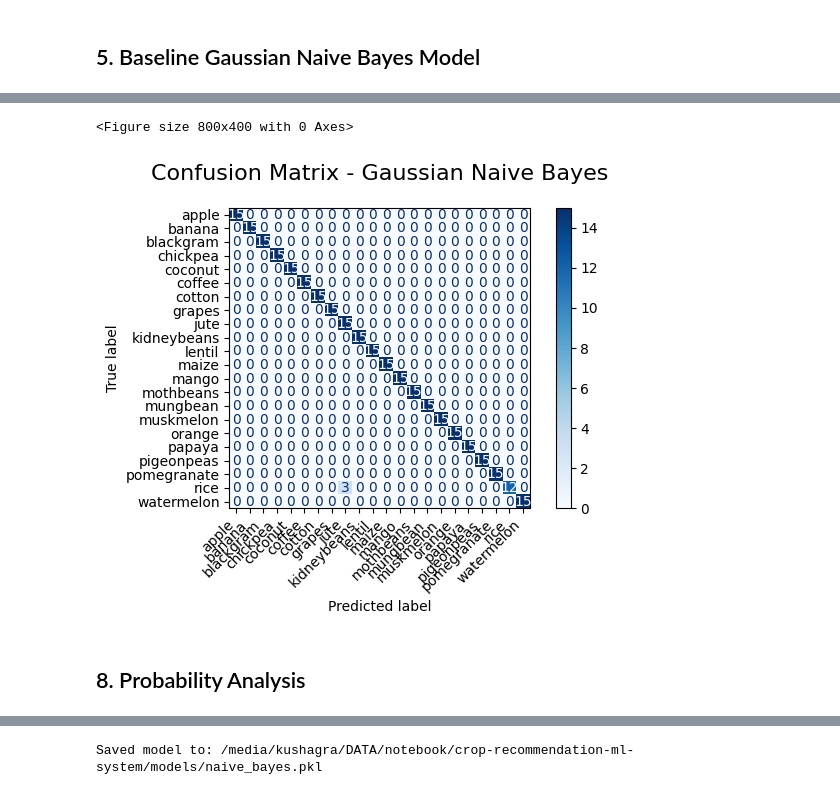
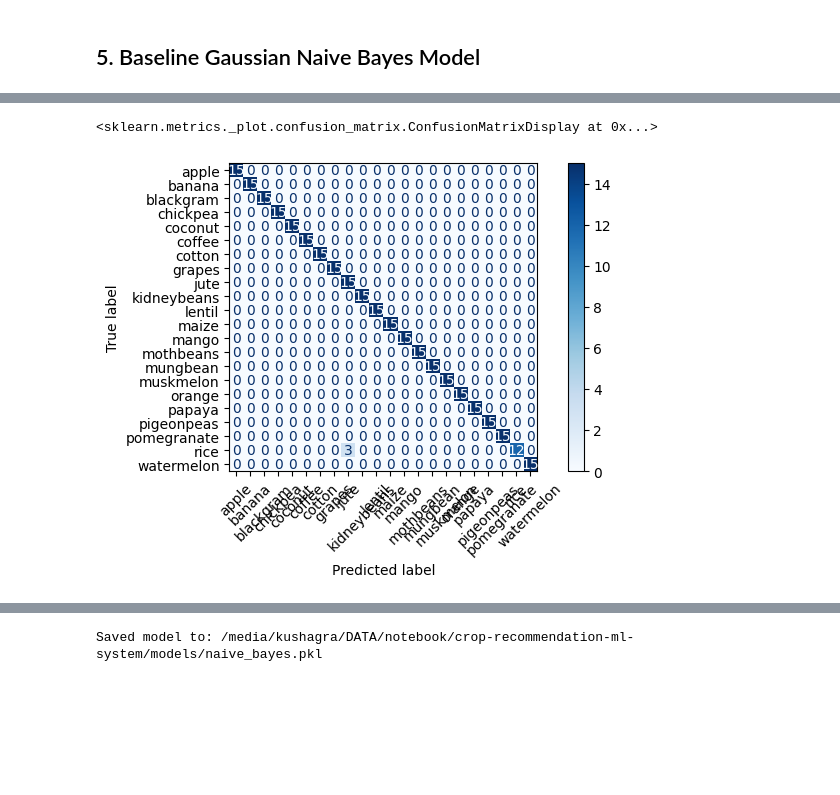
Before and after one commit to KushagraTomar/crop-recommendation-ml-system, a Jupyter notebook: notebooks/models/06_naive_bayes.ipynb, the cells around one changed output, grey strips where cells are left out. Drawn from its saved outputs; the diff is of its cells as text; code cells hidden in the pictures; blank space fills up the shorter version.

```diff
--- a/notebooks/models/06_naive_bayes.ipynb
+++ b/notebooks/models/06_naive_bayes.ipynb
@@ -123,7 +38,20 @@ from sklearn.metrics import (
 # %%
-# =============================================================================
-# 2. DATA LOADING
-# =============================================================================
+from pathlib import Path
 
 data_url = "https://raw.githubusercontent.com/dphi-official/Datasets/master/crop_recommendation/train_set_label.csv"
-df = pd.read_csv(data_url)
+local_data_path = Path("../../data/train_set_label.csv")
+
+try:
+    df = pd.read_csv(data_url)
+    print("Loaded dataset from URL")
+except Exception as exc:
+    if local_data_path.exists():
+        df = pd.read_csv(local_data_path)
+        print(f"Loaded dataset from local file: {local_data_path.resolve()}")
+    else:
+        raise RuntimeError(
+            "Could not load dataset from URL (network/DNS issue) and local fallback file was not found. "
+            f"Download the CSV and save it at: {local_data_path.resolve()}"
+        ) from exc
+
+print(df.head())
@@ -247,24 +122,8 @@ print(f"   F1-Score:  {f1_baseline:.4f}")
 # %%
-# =============================================================================
-# 11. CONFUSION MATRIX
-# =============================================================================
-
+fig, axes = plt.subplots(1, 1, figsize=(8, 4))
 cm = confusion_matrix(y_test, y_pred_baseline)
-
-# Visualize confusion matrix
-plt.figure(figsize=(8, 4))
-disp = ConfusionMatrixDisplay(
-    confusion_matrix=cm,
-    display_labels=le.classes_
-)
-disp.plot(cmap='Blues', values_format='d')
-plt.title('Confusion Matrix - Gaussian Naive Bayes', fontsize=16, pad=20)
-plt.xticks(rotation=45, ha='right')
-plt.yticks(rotation=0)
-plt.tight_layout()
-plt.show()
+disp1 = ConfusionMatrixDisplay(confusion_matrix=cm, display_labels=le.classes_)
+disp1.plot(ax=axes, cmap='Blues', xticks_rotation=45)
 # %% [output]
-<Figure size 800x400 with 0 Axes>
+<sklearn.metrics._plot.confusion_matrix.ConfusionMatrixDisplay at 0x...>
-[figure, old version]
+[figure, new version]
-# %% [markdown]
-## 8. Probability Analysis
```
Also changed, not shown: parts of 17 cells of this notebook, 5 other files.
